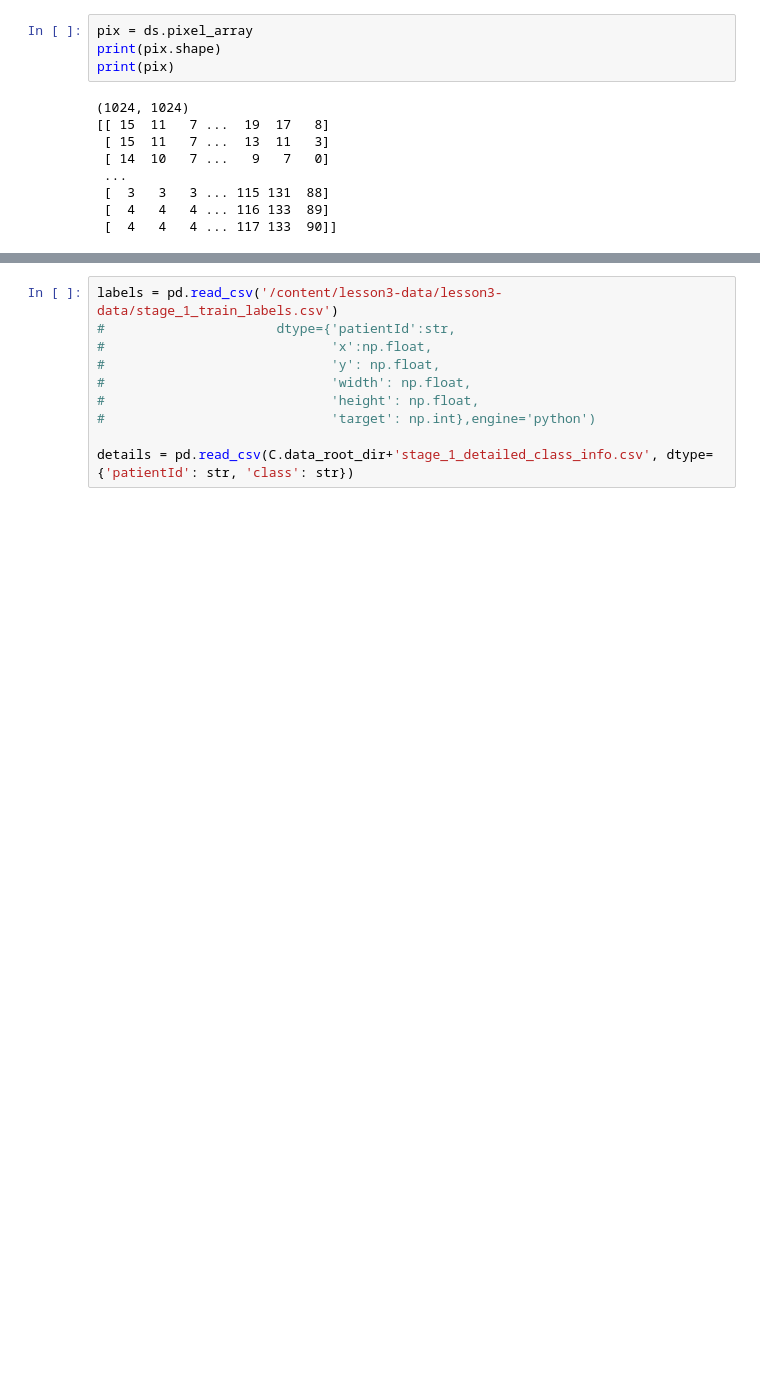
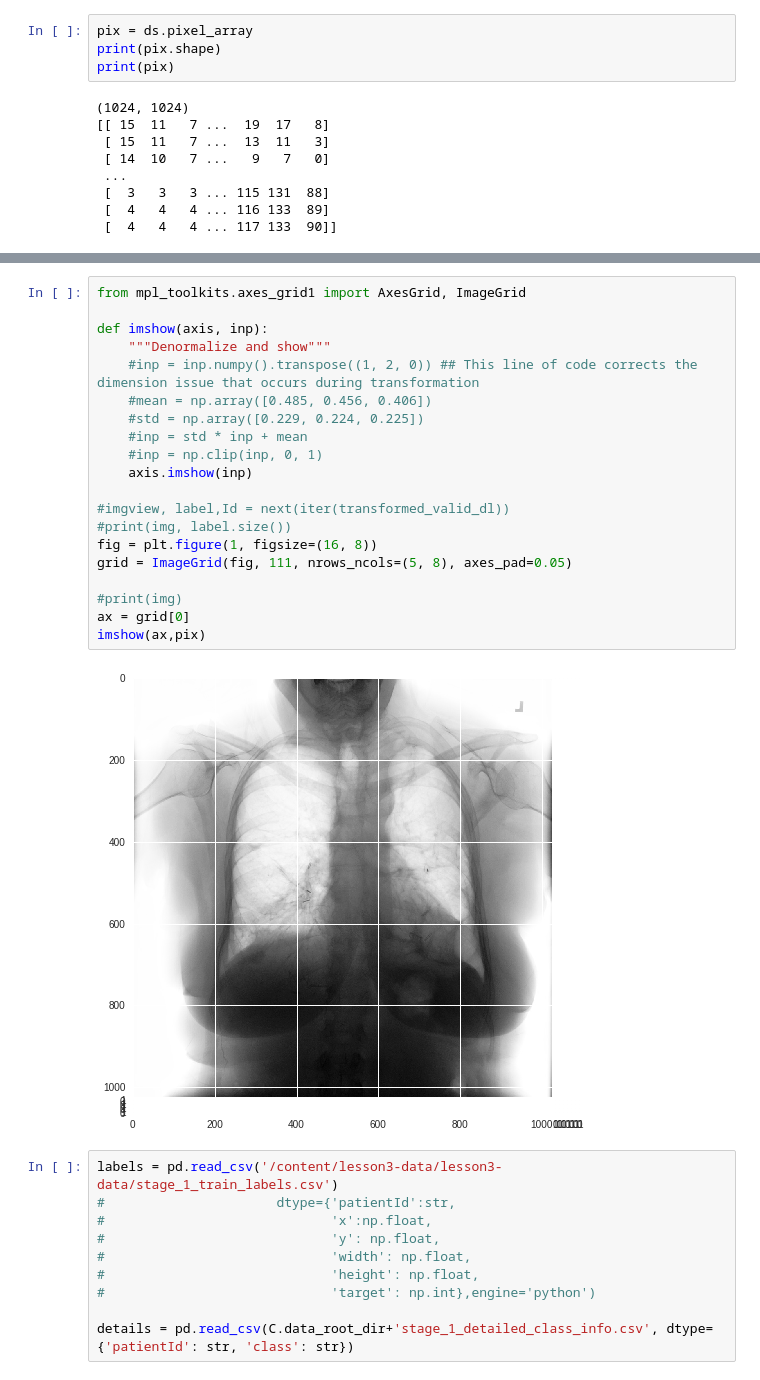
Before and after one commit to stanimman/2015, a Jupyter notebook: lesson3-rsna-pneumonia-detection-kaggle.ipynb, the cells around one changed output, grey strips where cells are left out. Drawn from its saved outputs; the diff is of its cells as text; blank space fills up the shorter version.

```diff
--- a/lesson3-rsna-pneumonia-detection-kaggle.ipynb
+++ b/lesson3-rsna-pneumonia-detection-kaggle.ipynb
@@ -156,3 +198,25 @@ print(pix)
+# %%
+from mpl_toolkits.axes_grid1 import AxesGrid, ImageGrid
+
+def imshow(axis, inp):
+    """Denormalize and show"""
+    #inp = inp.numpy().transpose((1, 2, 0)) ## This line of code corrects the dimension issue that occurs during transformation
+    #mean = np.array([0.485, 0.456, 0.406])
+    #std = np.array([0.229, 0.224, 0.225])
+    #inp = std * inp + mean
+    #inp = np.clip(inp, 0, 1)
+    axis.imshow(inp)
+
+#imgview, label,Id = next(iter(transformed_valid_dl))
+#print(img, label.size())
+fig = plt.figure(1, figsize=(16, 8))
+grid = ImageGrid(fig, 111, nrows_ncols=(5, 8), axes_pad=0.05)
+
+#print(img)
+ax = grid[0]
+imshow(ax,pix)
+# %% [output]
+[figure, added]
 # %%
 labels = pd.read_csv('/content/lesson3-data/lesson3-data/stage_1_train_labels.csv')
 #                      dtype={'patientId':str,
```
Also changed, not shown: parts of 1 cell of this notebook.
